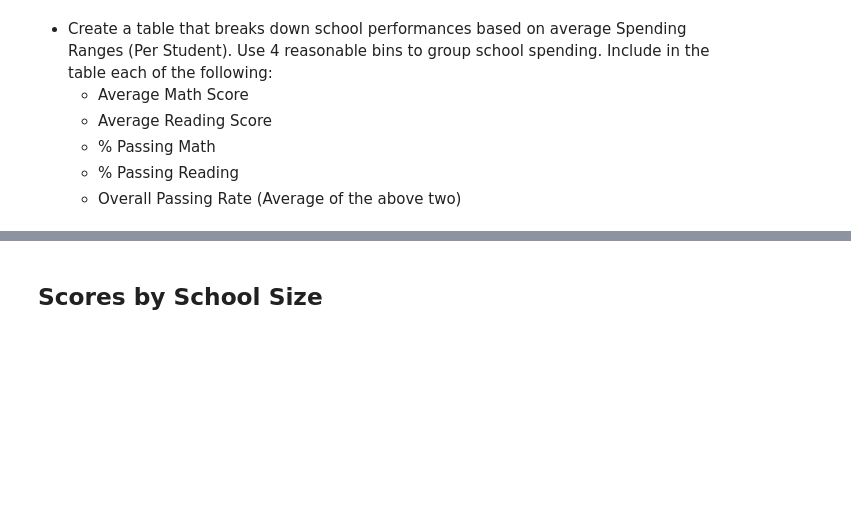
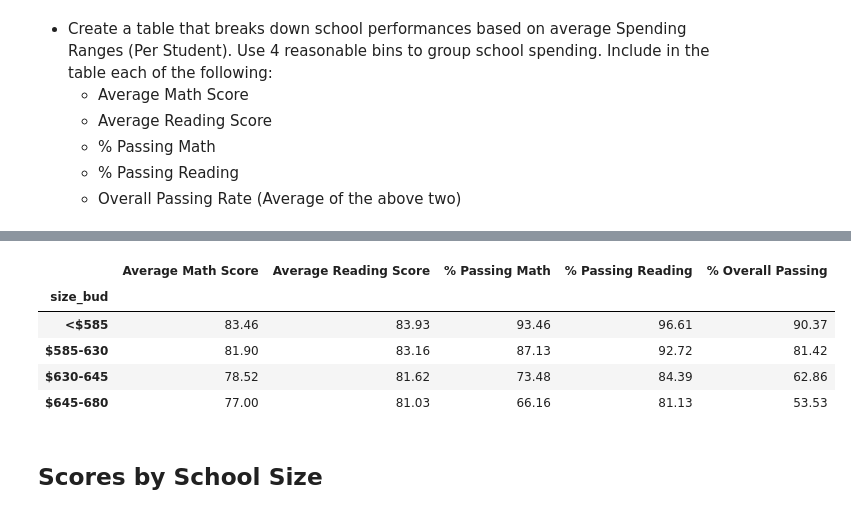
Before and after one commit to lalesafarzade/pandas-challenge-, a Jupyter notebook: PyCitySchools/PyCitySchools_starter.ipynb, the cells around one changed output, grey strips where cells are left out. Saved outputs shown, nothing was run; the diff lists cells and outputs as text; code cells hidden in the pictures; blank space fills up the shorter version.

```diff
--- a/PyCitySchools/PyCitySchools_starter.ipynb
+++ b/PyCitySchools/PyCitySchools_starter.ipynb
@@ -257,3 +230,18 @@ school_summary
+# %%
+bins = [0 , 584, 629, 644, 680]
+# Create the names for the four bins
+group_names = ["<$585", "$585-630", "$630-645", '$645-680']
+school_Spending=school_summary.copy()
+school_Spending['size_bud']=pd.cut(school_Spending["Per Student Budget"], bins, labels=group_names,include_lowest=True)
+Scores_By_School_Spending=school_Spending.groupby('size_bud').mean()[['Average Math Score','Average Reading Score','% Passing Math','% Passing Reading','% Overall Passing']]
+Scores_By_School_Spending.round(2)
+# %% [output]
+|  | Average Math Score | Average Reading Score | % Passing Math | % Passing Reading | % Overall Passing |
+| size_bud |  |  |  |  |  |
+| <$585 | 83.46 | 83.93 | 93.46 | 96.61 | 90.37 |
+| $585-630 | 81.90 | 83.16 | 87.13 | 92.72 | 81.42 |
+| $630-645 | 78.52 | 81.62 | 73.48 | 84.39 | 62.86 |
+| $645-680 | 77.00 | 81.03 | 66.16 | 81.13 | 53.53 |
 # %% [markdown]
 ## Scores by School Size
 # %% [markdown]
```
Also changed, not shown: parts of 18 cells of this notebook.
